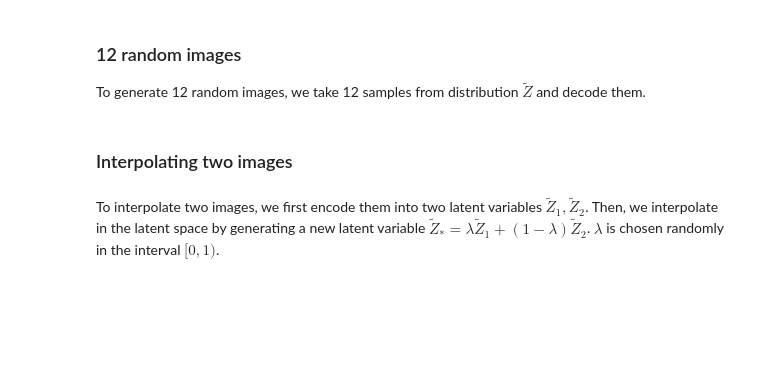
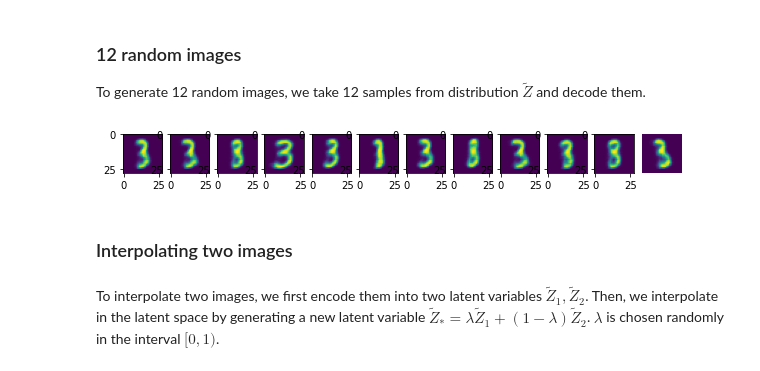
Before and after one commit to inwaves/probml, a Jupyter notebook: le49_ata36_coursework1.ipynb, the cells around one changed output. Drawn from its saved outputs; the diff is of its cells as text; code cells hidden in the pictures; blank space fills up the shorter version.

```diff
--- a/le49_ata36_coursework1.ipynb
+++ b/le49_ata36_coursework1.ipynb
@@ -125,14 +159,16 @@ To generate 12 random images, we take 12 samples from distribution $\tilde Z$ an
 # %%
-z_samples = [torch.rand(4) for _ in range(12)]
+z_samples = [torch.rand(1, 4) for _ in range(12)]
 generated_images = [simple_vae.f(z_i) for z_i in z_samples]
 
 fig = plt.figure(figsize=(10, 10))
 
 for i in range(len(generated_images)):
     fig.add_subplot(1, 12, i+1)
     plt.imshow(generated_images[i].detach().numpy()[0][0])
 plt.axis('off')
 plt.show()
+# %% [output]
+[figure, added]
 # %% [markdown]
 ### Interpolating two images
 # %% [markdown]
```
Also changed, not shown: parts of 41 cells of this notebook, 2 other files.
